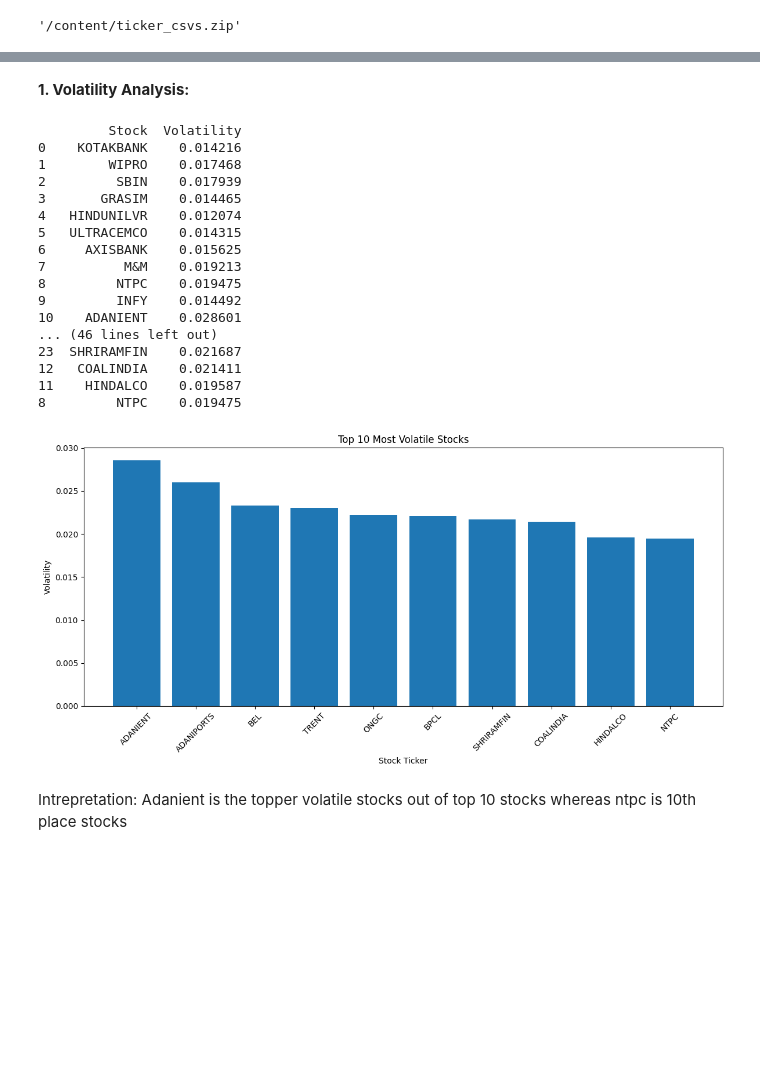
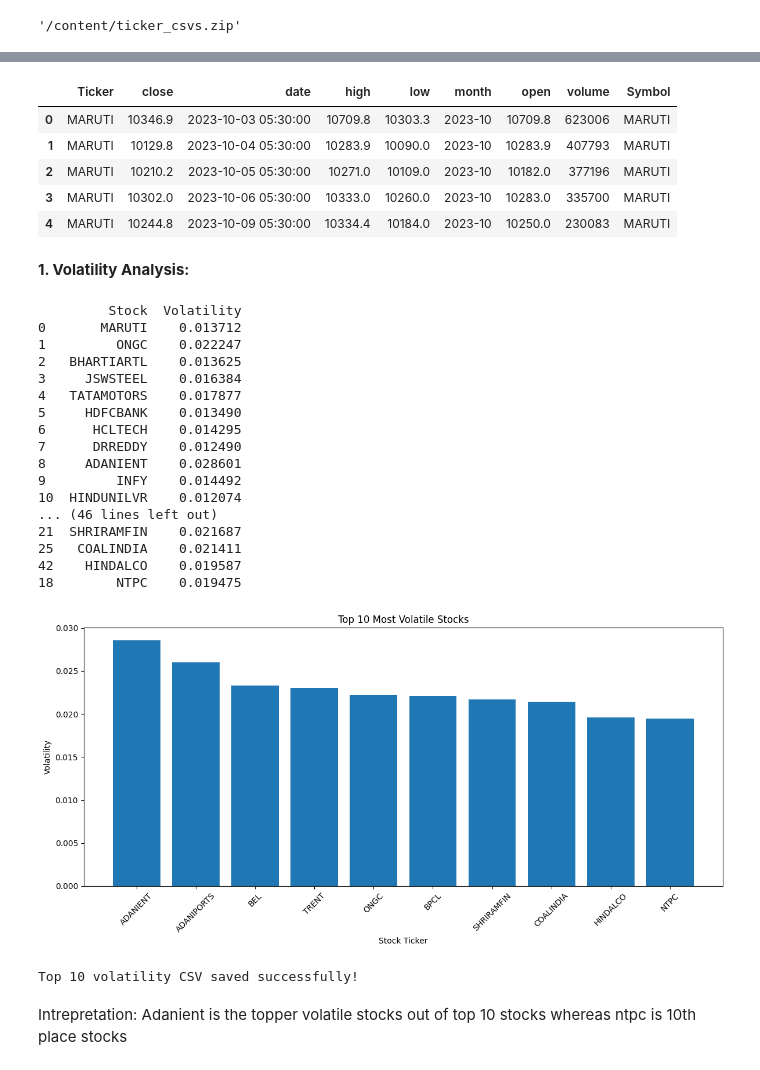
Before and after one commit to Uma-Monu/Project-2, a Jupyter notebook: Project_2_stock analysis code.ipynb, the cells around one changed output, grey strips where cells are left out. Drawn from its saved outputs; the diff is of its cells as text; code cells hidden in the pictures; blank space fills up the shorter version.

```diff
--- a/Project_2_stock analysis code.ipynb
+++ b/Project_2_stock analysis code.ipynb
@@ -191,0 +288,3 @@ shutil.make_archive(
+# %%
+master_df.columns = master_df.columns.str.strip() # checking any whitespaces there
+print(master_df.columns.tolist())
@@ -191,0 +301,4 @@ shutil.make_archive(
+# %%
+master_df["date"] = pd.to_datetime(master_df["date"]) # change date datatype
+# %%
+master_df["month"] = master_df["date"].dt.to_period("M") # change month datatype
@@ -192,3 +342,12 @@ shutil.make_archive(
+# %%
+master_df.head()
+# %% [output]
+|  | Ticker | close | date | high | low | month | open | volume | Symbol |
+| 0 | MARUTI | 10346.9 | 2023-10-03 05:30:00 | 10709.8 | 10303.3 | 2023-10 | 10709.8 | 623006 | MARUTI |
+| 1 | MARUTI | 10129.8 | 2023-10-04 05:30:00 | 10283.9 | 10090.0 | 2023-10 | 10283.9 | 407793 | MARUTI |
+| 2 | MARUTI | 10210.2 | 2023-10-05 05:30:00 | 10271.0 | 10109.0 | 2023-10 | 10182.0 | 377196 | MARUTI |
+| 3 | MARUTI | 10302.0 | 2023-10-06 05:30:00 | 10333.0 | 10260.0 | 2023-10 | 10283.0 | 335700 | MARUTI |
+| 4 | MARUTI | 10244.8 | 2023-10-09 05:30:00 | 10334.4 | 10184.0 | 2023-10 | 10250.0 | 230083 | MARUTI |
 # %% [markdown]
 **1. Volatility Analysis:**
 # %%
@@ -203,6 +362,7 @@ with zipfile.ZipFile("/content/ticker_csvs.zip", 'r') as zip_ref:
 
 files = os.listdir("/content/stocks")
 # %%
+import pandas as pd
 import zipfile
 from pathlib import Path
 with zipfile.ZipFile("/content/ticker_csvs.zip", 'r') as zip_ref:
@@ -266,25 +426,30 @@ plt.xticks(rotation=45)
 plt.tight_layout()
 
 plt.show()
+
+top10.to_csv("/content/top10_volatile_stocks.csv", index=False)
+
+print("Top 10 volatility CSV saved successfully!")
 # %% [output]
          Stock  Volatility
-0    KOTAKBANK    0.014216
-1        WIPRO    0.017468
-2         SBIN    0.017939
-3       GRASIM    0.014465
-4   HINDUNILVR    0.012074
-5   ULTRACEMCO    0.014315
-6     AXISBANK    0.015625
-7          M&M    0.019213
-8         NTPC    0.019475
+0       MARUTI    0.013712
+1         ONGC    0.022247
+2   BHARTIARTL    0.013625
+3     JSWSTEEL    0.016384
+4   TATAMOTORS    0.017877
+5     HDFCBANK    0.013490
+6      HCLTECH    0.014295
+7      DRREDDY    0.012490
+8     ADANIENT    0.028601
 9         INFY    0.014492
-10    ADANIENT    0.028601
+10  HINDUNILVR    0.012074
 ... (46 lines left out)
-23  SHRIRAMFIN    0.021687
-12   COALINDIA    0.021411
-11    HINDALCO    0.019587
-8         NTPC    0.019475
+21  SHRIRAMFIN    0.021687
+25   COALINDIA    0.021411
+42    HINDALCO    0.019587
+18        NTPC    0.019475
 [figure]
+Top 10 volatility CSV saved successfully!
 # %% [markdown]
 Intrepretation:
 Adanient is the topper volatile stocks out of top 10 stocks whereas ntpc is 10th place stocks
```
Also changed, not shown: parts of 24 cells of this notebook.
